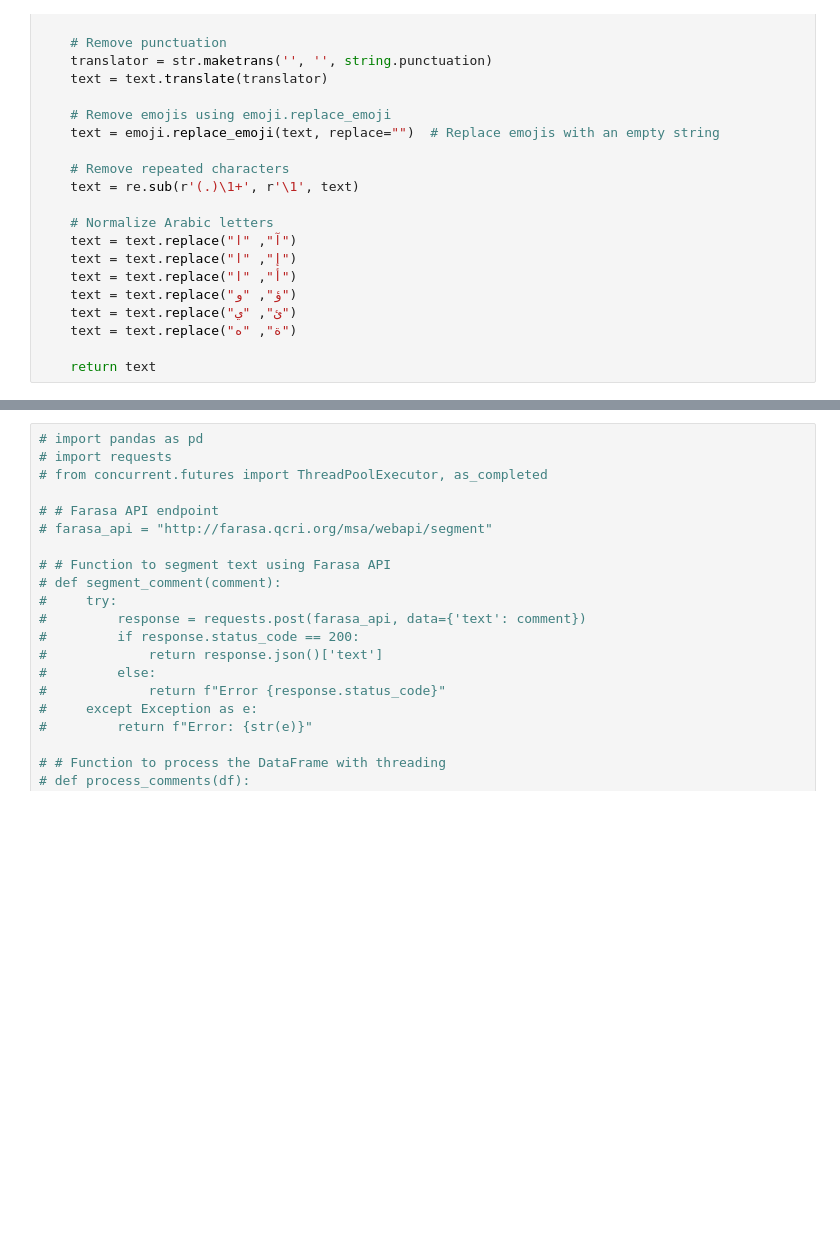
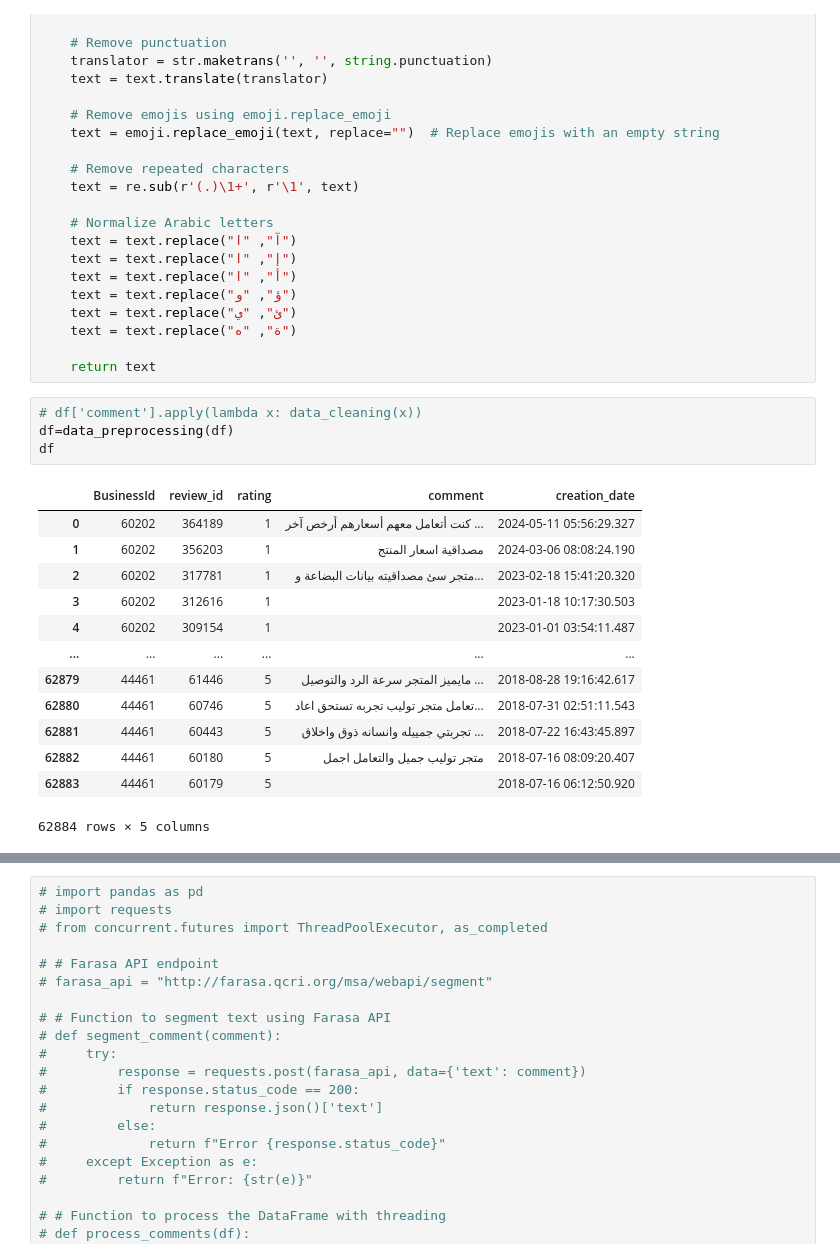
Before and after one commit to almalkiashwaq0/Shawer-Saudi-E-commerce-Market-Analysis, a Jupyter notebook: EDA for Review data s.ipynb, the cells around one changed output, grey strips where cells are left out. Cells and saved outputs as stored; diff of their text form; blank space fills up the shorter version.

```diff
--- a/EDA for Review data s.ipynb
+++ b/EDA for Review data s.ipynb
@@ -152,6 +173,24 @@ def data_cleaning(text):
     text = text.replace("ة", "ه")
 
     return text
+# %%
+# df['comment'].apply(lambda x: data_cleaning(x))
+df=data_preprocessing(df)
+df
+# %% [output]
+|  | BusinessId | review_id | rating | comment | creation_date |
+| 0 | 60202 | 364189 | 1 | كنت أتعامل معهم أسعارهم أرخص آخر ... | 2024-05-11 05:56:29.327 |
+| 1 | 60202 | 356203 | 1 | مصداقية اسعار المنتج | 2024-03-06 08:08:24.190 |
+| 2 | 60202 | 317781 | 1 | متجر سئ مصداقيته بيانات البضاعة و... | 2023-02-18 15:41:20.320 |
+| 3 | 60202 | 312616 | 1 |  | 2023-01-18 10:17:30.503 |
+| 4 | 60202 | 309154 | 1 |  | 2023-01-01 03:54:11.487 |
+| ... | ... | ... | ... | ... | ... |
+| 62879 | 44461 | 61446 | 5 | مايميز المتجر سرعة الرد والتوصيل ... | 2018-08-28 19:16:42.617 |
+| 62880 | 44461 | 60746 | 5 | تعامل متجر توليب تجربه تستحق اعاد... | 2018-07-31 02:51:11.543 |
+| 62881 | 44461 | 60443 | 5 | تجربتي جمييله وانسانه ذوق واخلاق ... | 2018-07-22 16:43:45.897 |
+| 62882 | 44461 | 60180 | 5 | متجر توليب جميل والتعامل اجمل | 2018-07-16 08:09:20.407 |
+| 62883 | 44461 | 60179 | 5 |  | 2018-07-16 06:12:50.920 |
+62884 rows × 5 columns
 # %%
 df['comment'].apply(lambda x: data_cleaning(x))
 df=data_preprocessing(df)
```
Also changed, not shown: parts of 8 cells of this notebook, 6 other files.
